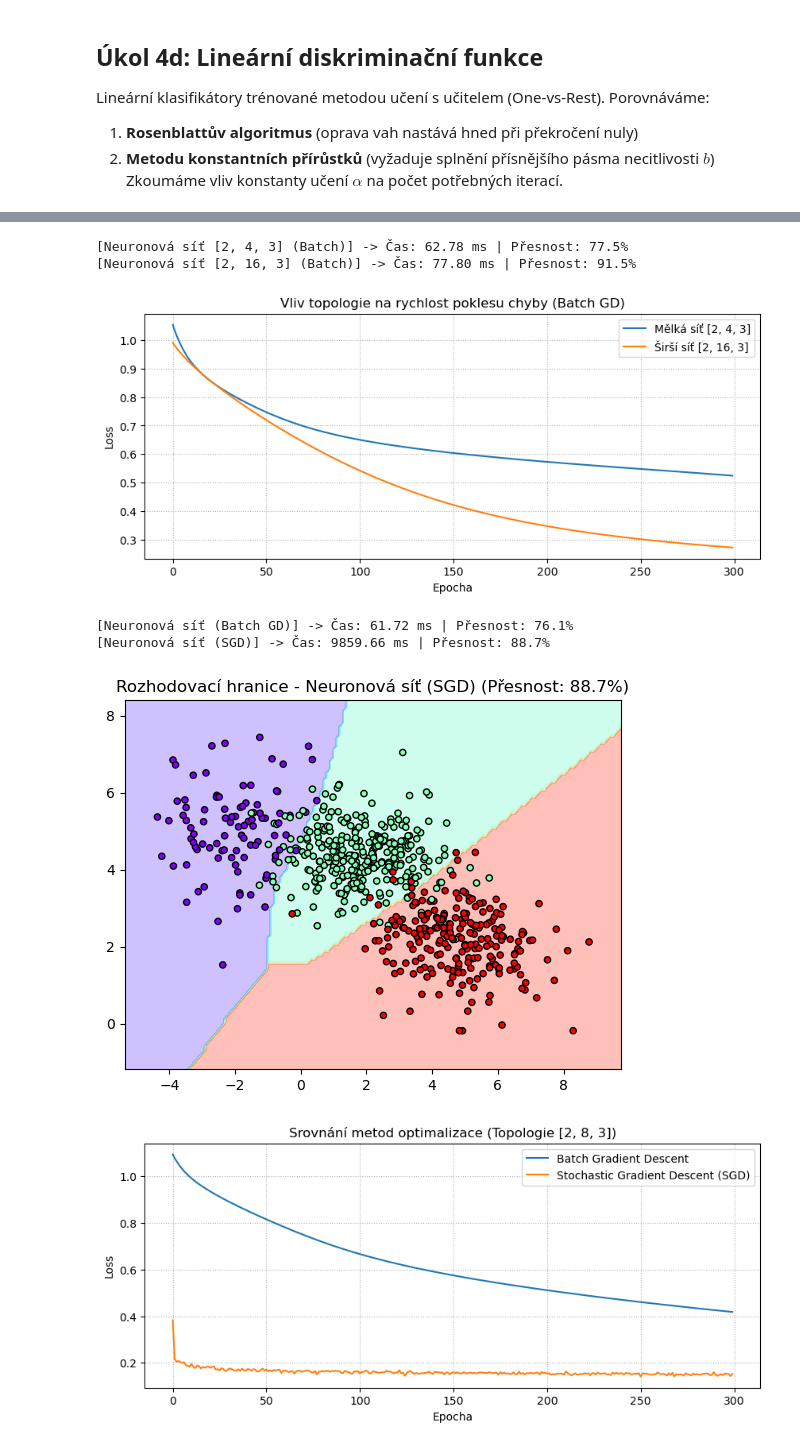
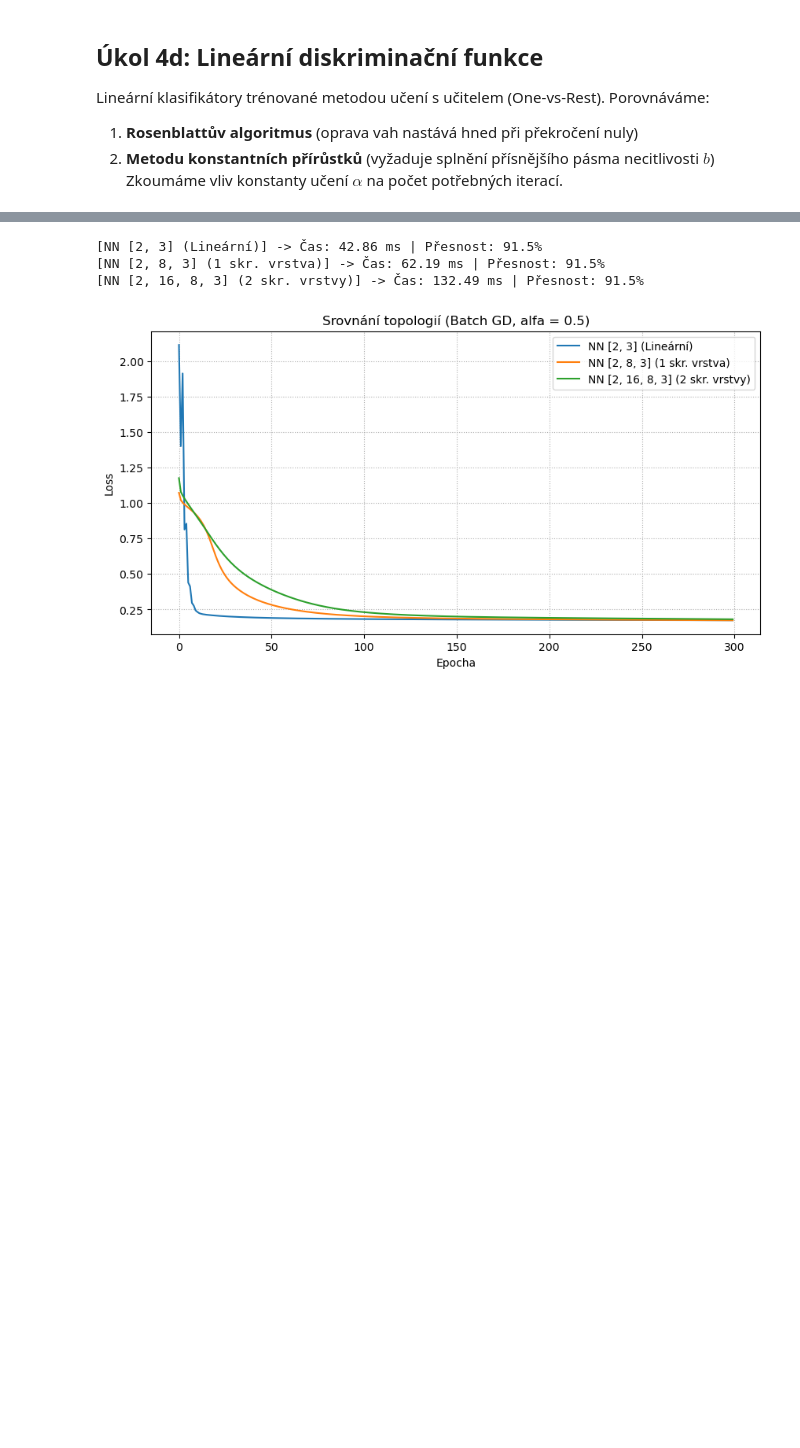
Before and after one commit to LosVocelos/ZSUR_semestralka, a Jupyter notebook: nb_classification.ipynb, the cells around one changed output, grey strips where cells are left out. Cells and saved outputs as stored; diff of their text form; code cells hidden in the pictures; blank space fills up the shorter version.

```diff
--- a/nb_classification.ipynb
+++ b/nb_classification.ipynb
@@ -179,50 +180,31 @@ V této části analyzujeme chování jednoduché neuronové sítě. Zaměříme
 # %%
-epochs_count = 300
-alpha = 0.05  # 0.05
+# Srovnání topologií sítě
+topologies = {
+    "NN [2, 3] (Lineární)": [2, 3],
+    "NN [2, 8, 3] (1 skr. vrstva)": [2, 8, 3],
+    "NN [2, 16, 8, 3] (2 skr. vrstvy)": [2, 16, 8, 3]
+}
+base_lr = 0.5
+epochs = 300
 
-# 1. Porovnání topologií (Batch GD)
-nn_small = cl.SimpleNeuralNetwork(layer_sizes=[2, 4, 3], learning_rate=alpha)
-# Voláme run_evaluation, která síť natrénuje, vyhodnotí a vrátí loss history
-loss_small = run_evaluation("Neuronová síť [2, 4, 3] (Batch)", nn_small, X_train, y_train, X_test, y_test, epochs=epochs_count, sgd=False)
+plt.figure(figsize=(10, 5))
+for name, topo in topologies.items():
+    # Vytvoření sítě s danou topologií
+    nn = cl.SimpleNeuralNetwork(layer_sizes=topo, learning_rate=base_lr)
 
-nn_large = cl.SimpleNeuralNetwork(layer_sizes=[2, 16, 3], learning_rate=alpha)
-loss_large = run_evaluation("Neuronová síť [2, 16, 3] (Batch)", nn_large, X_train, y_train, X_test, y_test, epochs=epochs_count, sgd=False)
+    # Použití run_evaluation! Natrénuje síť, uloží přesnost/čas a vrátí loss_history pro vykreslení
+    loss = run_evaluation(name, nn, X_train, y_train, X_test, y_test, epochs=epochs, sgd=False)
 
-# Vykreslení grafu pro srovnání topologií
-plt.figure(figsize=(10, 4))
-plt.plot(loss_small, label="Mělká síť [2, 4, 3]")
-plt.plot(loss_large, label="Širší síť [2, 16, 3]")
-plt.title("Vliv topologie na rychlost poklesu chyby (Batch GD)")
+    plt.plot(loss, label=name)
+
+plt.title("Srovnání topologií (Batch GD, alfa = 0.5)")
 plt.xlabel("Epocha")
 plt.ylabel("Loss")
 plt.legend()
 plt.grid(True, linestyle=":")
 plt.show()
-
-# 2. Porovnání Batch GD vs. Stochastic GD (SGD)
-nn_batch = cl.SimpleNeuralNetwork(layer_sizes=[2, 8, 3], learning_rate=alpha)
-loss_batch = run_evaluation("Neuronová síť (Batch GD)", nn_batch, X_train, y_train, X_test, y_test, epochs=epochs_count, sgd=False)
-
-nn_sgd = cl.SimpleNeuralNetwork(layer_sizes=[2, 8, 3], learning_rate=alpha)
-# Vykreslíme i hranice pro nejlepší nalezenou konfiguraci (SGD)
-loss_sgd = run_evaluation("Neuronová síť (SGD)", nn_sgd, X_train, y_train, X_test, y_test,
-                          plot_title="Rozhodovací hranice - Neuronová síť (SGD)", epochs=epochs_count, sgd=True)
-
-# Vykreslení grafu pro srovnání metod optimalizace
-plt.figure(figsize=(10, 4))
-plt.plot(loss_batch, label="Batch Gradient Descent")
-plt.plot(loss_sgd, label="Stochastic Gradient Descent (SGD)")
-plt.title("Srovnání metod optimalizace (Topologie [2, 8, 3])")
-plt.xlabel("Epocha")
-plt.ylabel("Loss")
-plt.legend()
-plt.grid(True, linestyle=":")
-plt.show()
 # %% [output]
-[Neuronová síť [2, 4, 3] (Batch)] -> Čas: 62.78 ms | Přesnost: 77.5%
-[Neuronová síť [2, 16, 3] (Batch)] -> Čas: 77.80 ms | Přesnost: 91.5%
+[NN [2, 3] (Lineární)] -> Čas: 42.86 ms | Přesnost: 91.5%
+[NN [2, 8, 3] (1 skr. vrstva)] -> Čas: 62.19 ms | Přesnost: 91.5%
+[NN [2, 16, 8, 3] (2 skr. vrstvy)] -> Čas: 132.49 ms | Přesnost: 91.5%
-[figure, old version]
+[figure, new version]
-[Neuronová síť (Batch GD)] -> Čas: 61.72 ms | Přesnost: 76.1%
-[Neuronová síť (SGD)] -> Čas: 9859.66 ms | Přesnost: 88.7%
-[figure, removed]
-[figure, removed]
```
Also changed, not shown: parts of 20 cells of this notebook, 3 other files.
